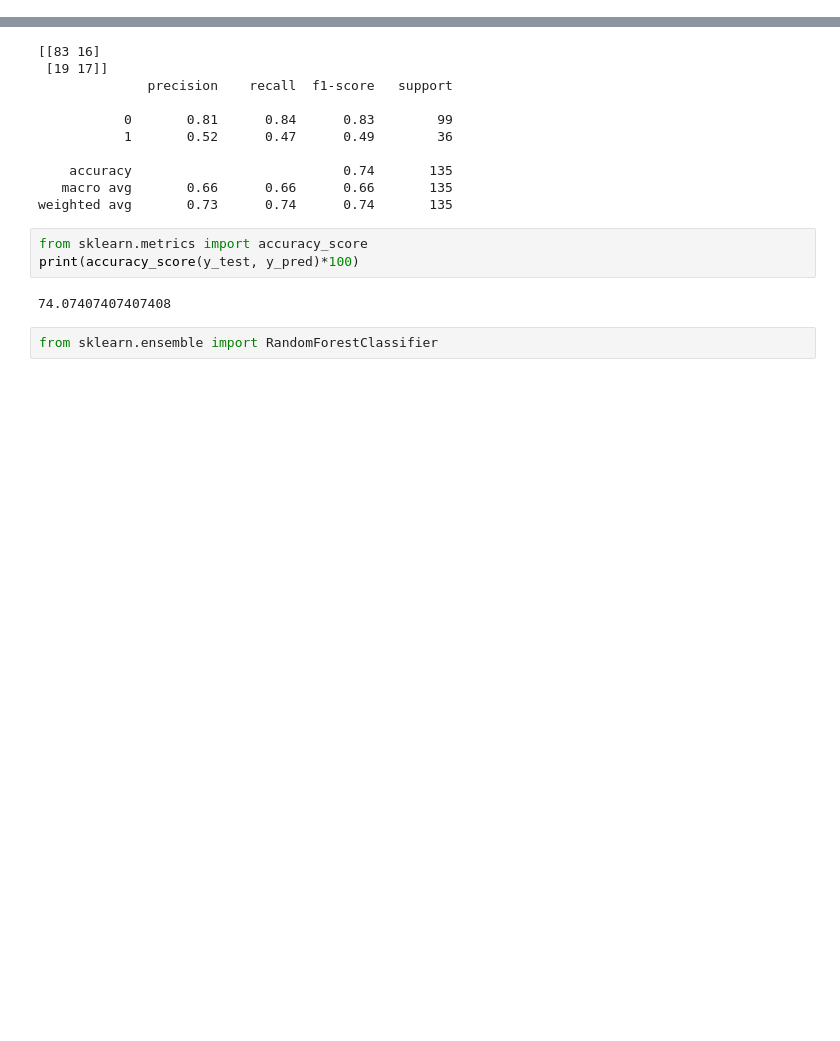
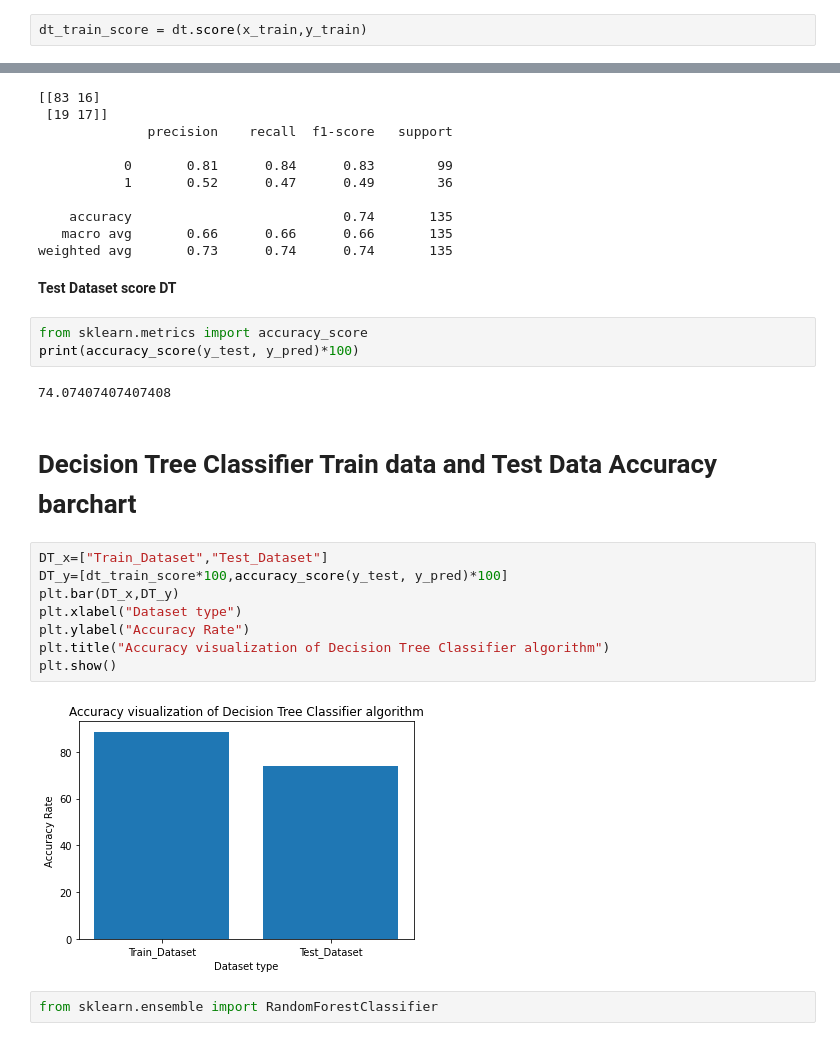
Before and after one commit to Nahidjc/Al_Lab, a Jupyter notebook: blackFungusData.ipynb, the cells around one changed output, grey strips where cells are left out. Saved outputs shown, nothing was run; the diff lists cells and outputs as text; blank space fills up the shorter version.

Commit message:
barchart accuracy

```diff
--- a/blackFungusData.ipynb
+++ b/blackFungusData.ipynb
@@ -247,0 +250,2 @@ DecisionTreeClassifier(ccp_alpha=0.0, class_weight=None, criterion='gini',
+# %%
+dt_train_score = dt.score(x_train,y_train)
@@ -262,11 +270,25 @@ print(classification_report(y_test,y_pred))
     accuracy                           0.74       135
    macro avg       0.66      0.66      0.66       135
 weighted avg       0.73      0.74      0.74       135
+# %% [markdown]
+**Test Dataset score DT**
 # %%
 from sklearn.metrics import accuracy_score
 print(accuracy_score(y_test, y_pred)*100)
 # %% [output]
 74.07407407407408
+# %% [markdown]
+# **Decision Tree Classifier Train data and Test Data Accuracy barchart**
+# %%
+DT_x=["Train_Dataset","Test_Dataset"]
+DT_y=[dt_train_score*100,accuracy_score(y_test, y_pred)*100]
+plt.bar(DT_x,DT_y)
+plt.xlabel("Dataset type")
+plt.ylabel("Accuracy Rate")
+plt.title("Accuracy visualization of Decision Tree Classifier algorithm")
+plt.show()
+# %% [output]
+[figure, added]
 # %%
 from sklearn.ensemble import RandomForestClassifier
 # %%
```
Also changed, not shown: parts of 11 cells of this notebook.
